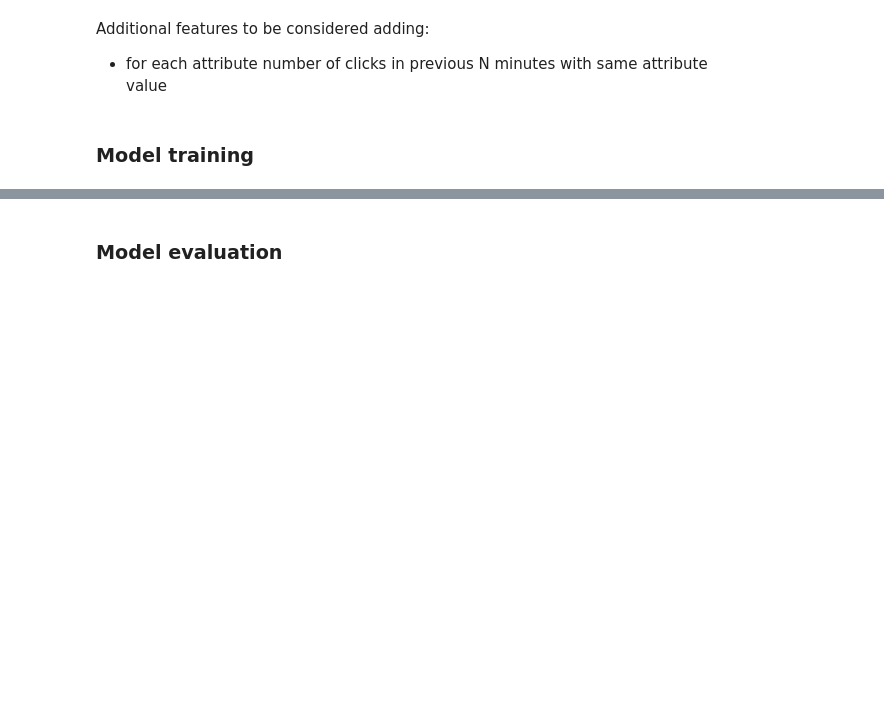
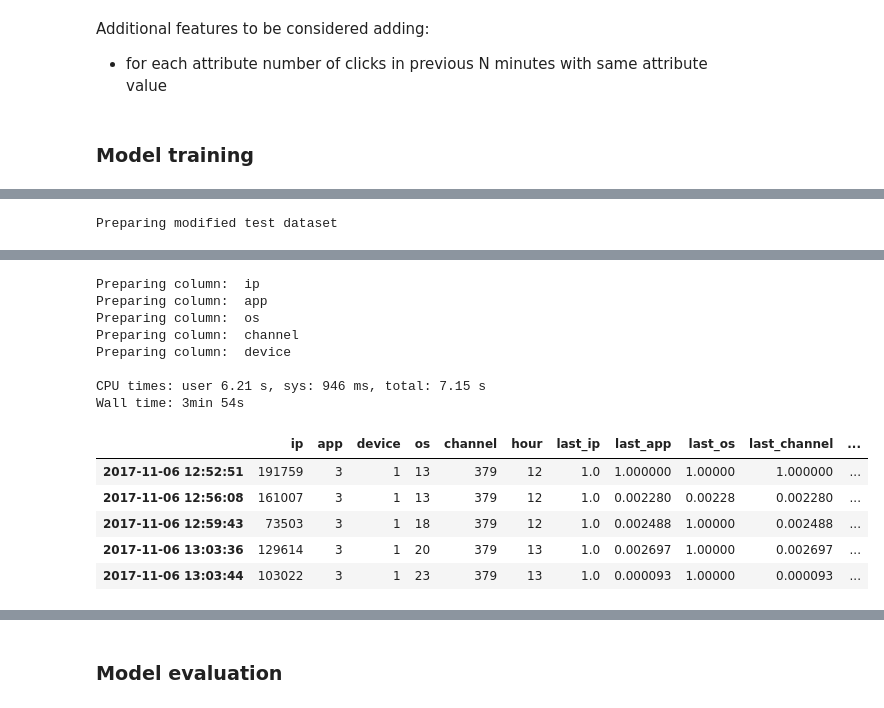
Before and after one commit to dkomlen/kaggle, a Jupyter notebook: talkingdata-adtracking-fraud-detection/fraud-detection.ipynb, the cells around one changed output, grey strips where cells are left out. Saved outputs shown, nothing was run; the diff lists cells and outputs as text; code cells hidden in the pictures; blank space fills up the shorter version.

```diff
--- a/talkingdata-adtracking-fraud-detection/fraud-detection.ipynb
+++ b/talkingdata-adtracking-fraud-detection/fraud-detection.ipynb
@@ -463,0 +288,7 @@ GradientBoostingClassifier(criterion='friedman_mse', init=None,
+# %%
+dataset_test_sens = dataset_test.copy()
+
+time_delta = pd.Series([ pd.Timedelta(minutes=np.random.randint(-120, 121)) for i in range(len(test_X)) ])
+dataset_test_sens.index = dataset_test_sens.index + time_delta
+dataset_test_sens['click_time'] = dataset_test_sens.index
+dataset_test_sens.sort_index(inplace=True)
@@ -463,0 +312,8 @@ GradientBoostingClassifier(criterion='friedman_mse', init=None,
+# %%
+print('Preparing modified test dataset')
+test_sens_y = dataset_test_sens['is_attributed']
+%time test_sens_X = prepare_dataset(dataset_test_sens)
+
+test_sens_X.head()
+# %% [output]
+Preparing modified test dataset
@@ -463,0 +321,14 @@ GradientBoostingClassifier(criterion='friedman_mse', init=None,
+Preparing column:  ip
+Preparing column:  app
+Preparing column:  os
+Preparing column:  channel
+Preparing column:  device
+
+CPU times: user 6.21 s, sys: 946 ms, total: 7.15 s
+Wall time: 3min 54s
+|  | ip | app | device | os | channel | hour | last_ip | last_app | last_os | last_channel | ... |
+| 2017-11-06 12:52:51 | 191759 | 3 | 1 | 13 | 379 | 12 | 1.0 | 1.000000 | 1.00000 | 1.000000 | ... |
+| 2017-11-06 12:56:08 | 161007 | 3 | 1 | 13 | 379 | 12 | 1.0 | 0.002280 | 0.00228 | 0.002280 | ... |
+| 2017-11-06 12:59:43 | 73503 | 3 | 1 | 18 | 379 | 12 | 1.0 | 0.002488 | 1.00000 | 0.002488 | ... |
+| 2017-11-06 13:03:36 | 129614 | 3 | 1 | 20 | 379 | 13 | 1.0 | 0.002697 | 1.00000 | 0.002697 | ... |
+| 2017-11-06 13:03:44 | 103022 | 3 | 1 | 23 | 379 | 13 | 1.0 | 0.000093 | 1.00000 | 0.000093 | ... |
```
Also changed, not shown: parts of 24 cells of this notebook.
